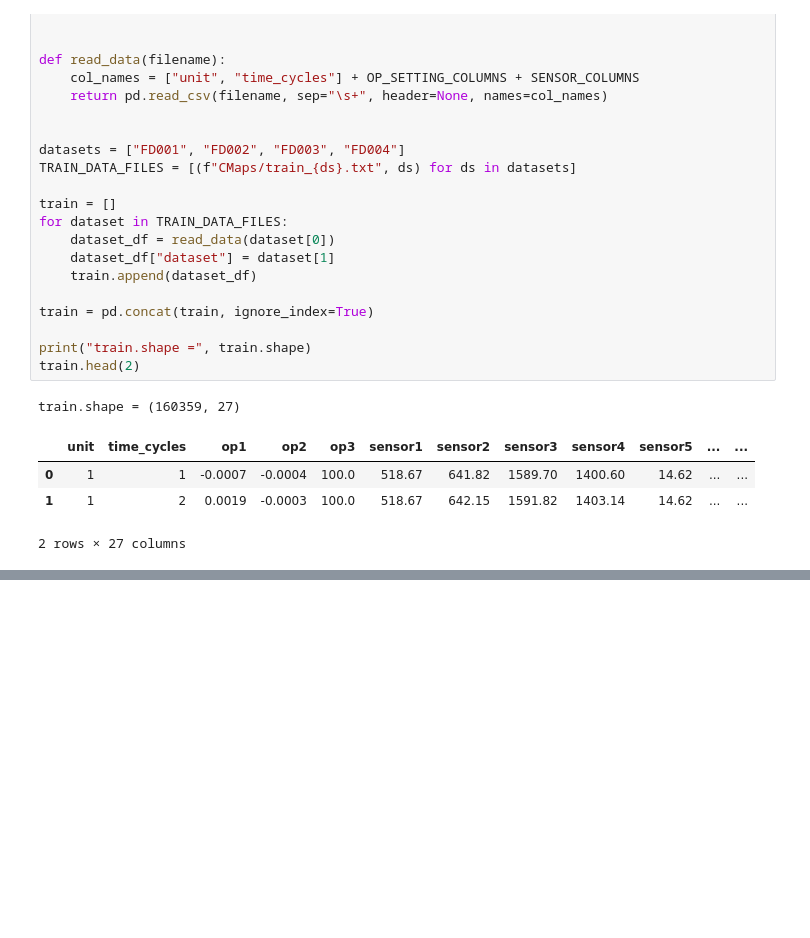
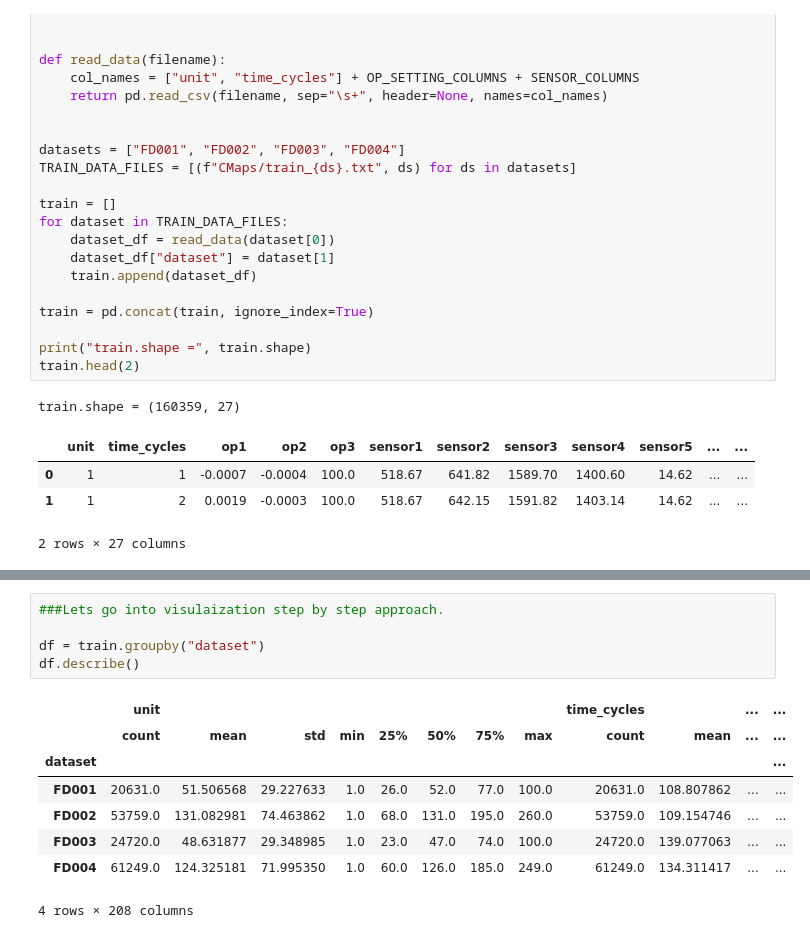
Before and after one commit to AmanSah17/Turbofan-Engine-Remaining_Useful_Life, a Jupyter notebook: raw_data.ipynb, the cells around one changed output, grey strips where cells are left out. Saved outputs shown, nothing was run; the diff lists cells and outputs as text; blank space fills up the shorter version.

```diff
--- a/raw_data.ipynb
+++ b/raw_data.ipynb
@@ -162,0 +225,14 @@ train.shape = (160359, 27)
+# %%
+###Lets go into visulaization step by step approach.
+
+df = train.groupby("dataset")
+df.describe()
+# %% [output]
+|  | unit |  |  |  |  |  |  |  | time_cycles |  | ... | ... |
+|  | count | mean | std | min | 25% | 50% | 75% | max | count | mean | ... | ... |
+| dataset |  |  |  |  |  |  |  |  |  |  |  | ... |
+| FD001 | 20631.0 | 51.506568 | 29.227633 | 1.0 | 26.0 | 52.0 | 77.0 | 100.0 | 20631.0 | 108.807862 | ... | ... |
+| FD002 | 53759.0 | 131.082981 | 74.463862 | 1.0 | 68.0 | 131.0 | 195.0 | 260.0 | 53759.0 | 109.154746 | ... | ... |
+| FD003 | 24720.0 | 48.631877 | 29.348985 | 1.0 | 23.0 | 47.0 | 74.0 | 100.0 | 24720.0 | 139.077063 | ... | ... |
+| FD004 | 61249.0 | 124.325181 | 71.995350 | 1.0 | 60.0 | 126.0 | 185.0 | 249.0 | 61249.0 | 134.311417 | ... | ... |
+4 rows × 208 columns
```
Also changed, not shown: parts of 6 cells of this notebook.
